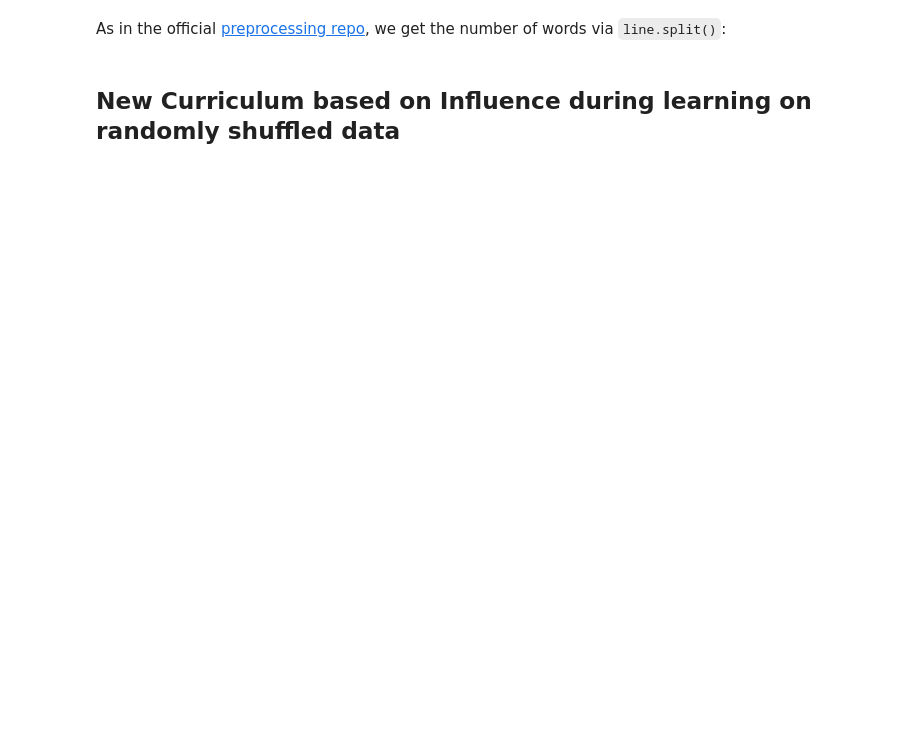
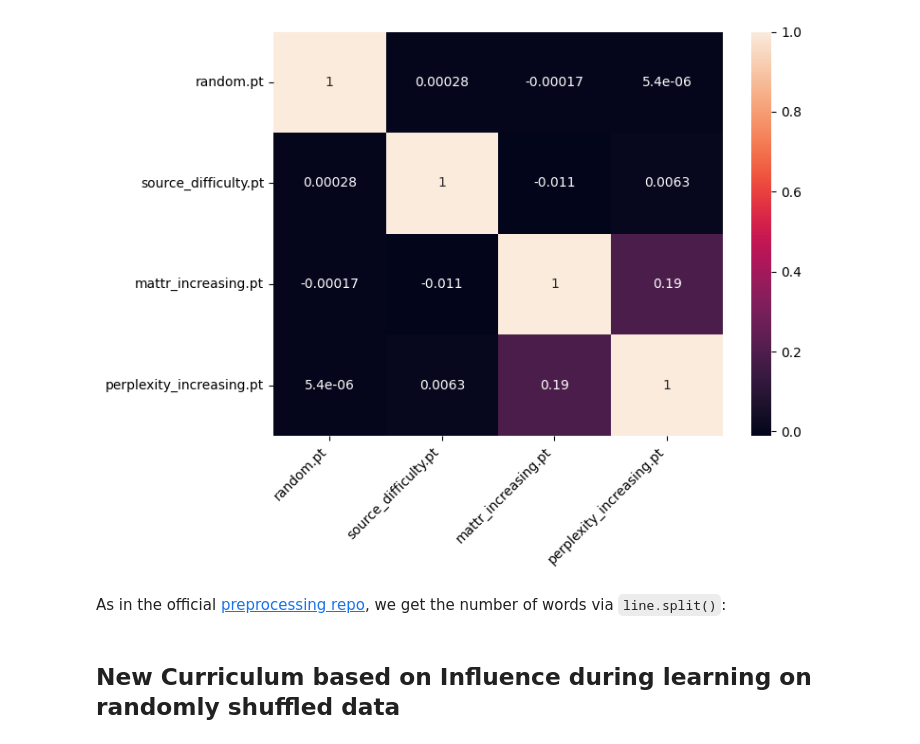
Before and after one commit to loris3/babylm, a Jupyter notebook: influence_curricula.ipynb, the cells around one changed output. Cells and saved outputs as stored; diff of their text form; code cells hidden in the pictures; blank space fills up the shorter version.

Commit message:
updated curricula creation

```diff
--- a/influence_curricula.ipynb
+++ b/influence_curricula.ipynb
@@ -16,0 +50,11 @@ from huggingface_hub import HfApi
+# %%
+from baseline_curricula import validate_training_duration_limitation
+from itertools import product
+import config
+from util import get_curriculum
+
+data = []
+for d in product(config.datasets, config.curricula):
+    curriculum = get_curriculum(*d)
+    print(d, curriculum)
+    data.append((d, torch.cat(curriculum).flatten()))
@@ -17,3 +66,38 @@ from huggingface_hub import HfApi
+# %%
+import torch
+from scipy.stats import spearmanr
+import seaborn as sns
+import matplotlib.pyplot as plt
+import numpy as np
+
+tensors = [item[1] for item in data]
+file_names = [item[0][1] for item in data]
+
+
+min_length = min(tensor.shape[0] for tensor in tensors)
+
+
+truncated_tensors = [tensor[:min_length] for tensor in tensors]
+
+
+corr_matrix = np.zeros((len(tensors), len(tensors)))
+
+for i in range(len(tensors)):
+    for j in range(len(tensors)):
+        corr, _ = spearmanr(truncated_tensors[i].numpy(), truncated_tensors[j].numpy())
+        corr_matrix[i, j] = corr
+
+
+plt.figure(figsize=(8, 6))
+sns.heatmap(corr_matrix, annot=True, xticklabels=file_names,
+            yticklabels=file_names, cbar=True)
+
+plt.xticks(rotation=45, ha='right')
+plt.yticks(rotation=0)
+plt.tight_layout()
+plt.show()
+# %% [output]
+[figure, added]
 # %% [markdown]
 As in the official [preprocessing repo](https://github.com/babylm/babylm_data_preprocessing), we get the number of words via `line.split()`:
 # %%
```
Also changed, not shown: parts of 58 cells of this notebook, 36 other files.
